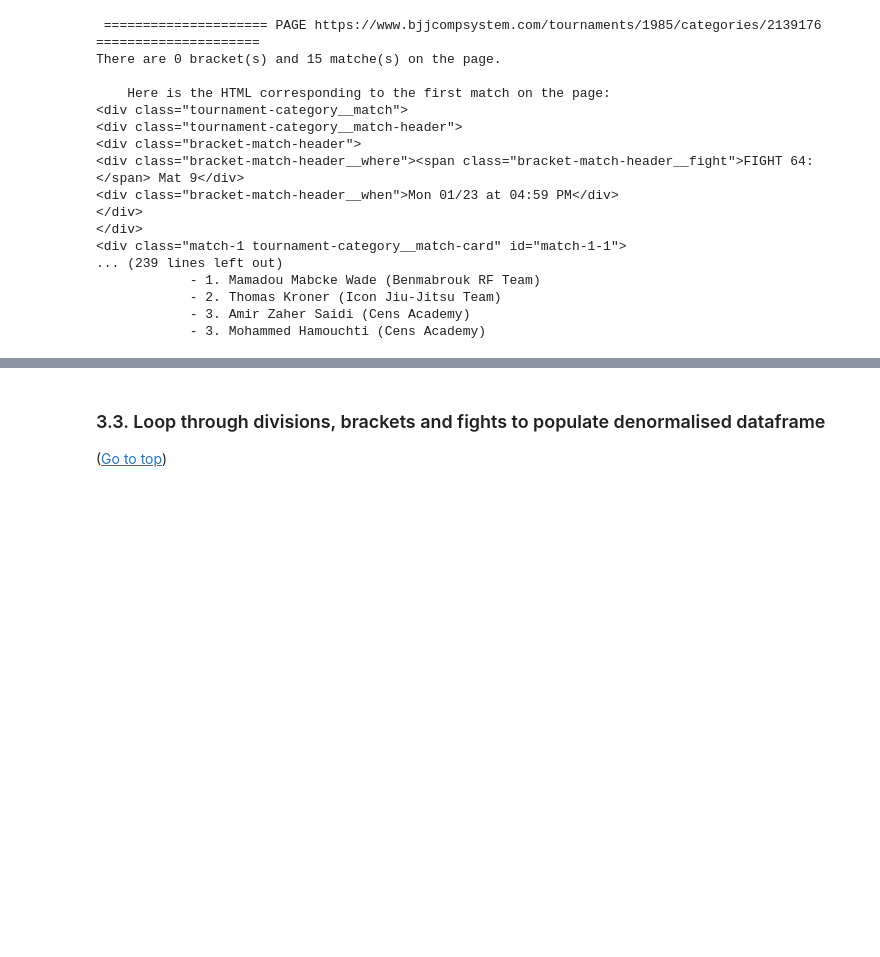
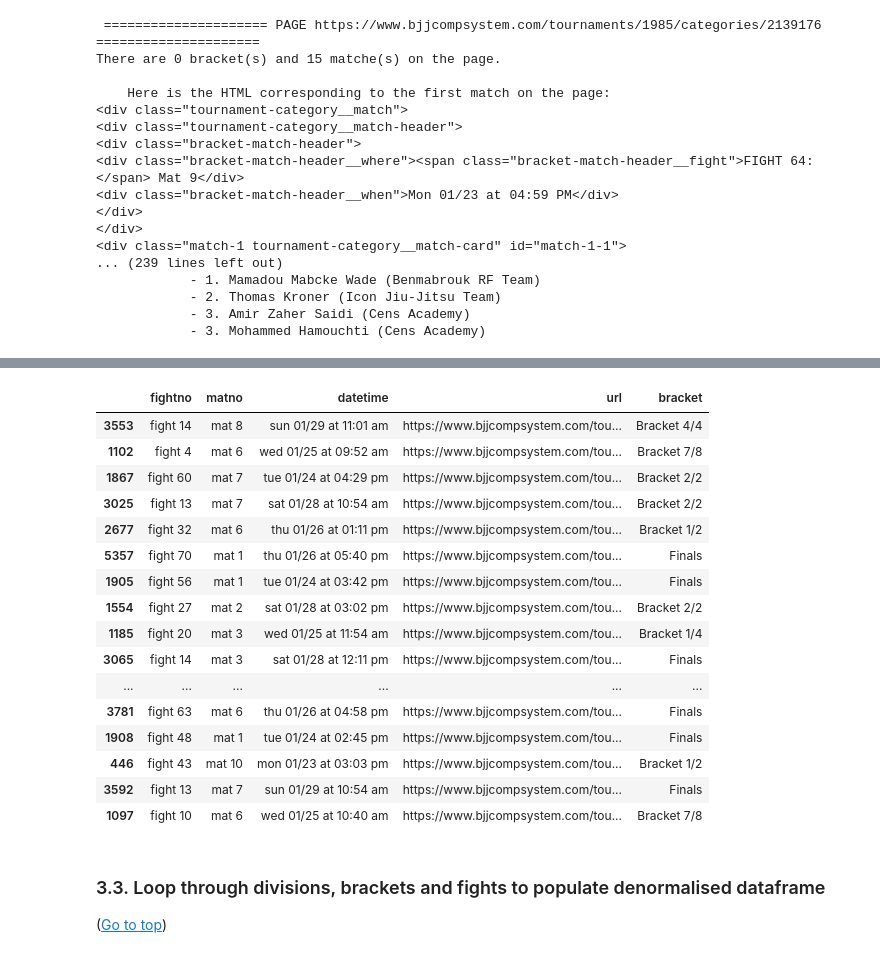
Before and after one commit to peanutbatard/scraping, a Jupyter notebook: IBJJF European Championship - scraping + basic analysis.ipynb, the cells around one changed output, grey strips where cells are left out. Drawn from its saved outputs; the diff is of its cells as text; code cells hidden in the pictures; blank space fills up the shorter version.

```diff
--- a/IBJJF European Championship - scraping + basic analysis.ipynb
+++ b/IBJJF European Championship - scraping + basic analysis.ipynb
@@ -515,0 +411,83 @@ Denormalised dataframe generated, here is a sample of records:
+# %%
+# 1. Initialise the dataframe that we're going to populate iteratively
+df_bracketmap = pd.DataFrame()
+
+# 2. Loop through each "results" page that is linked from the "divisions" page
+for i, url in enumerate(df_div['url']):
+
+    print('{}. Scraping {} ... [{}%]'.format(i + 1, url, round(100 * i / len(df_div), 2)))
+
+    # 3. Fetch the HTML behind our url
+    r = requests.get(url)
+    soup = BeautifulSoup(r.content, 'html.parser')
+    body_str = str(soup.find('body'))
+    bracket_list = get_brackets(url)
+
+    # 4. Define the regex pattern to split our HTML
+    cutoff_pattern = ''
+    for i in range(len(bracket_list)):
+        c = '(' + str(bracket_list[i]) + ')'
+        if i == 0:
+            cutoff_pattern = c
+        else:
+            cutoff_pattern = cutoff_pattern + '|' + c
+
+    # 5. Apply the cutoff pattern built above
+    body_str_split = re.split(cutoff_pattern, body_str)
+
+    # 6. Remove the HTML portions we don't care about
+    body_str_split = [i for i in body_str_split
+                      if i is not None
+                      and not i.startswith('<body>')
+                      and not i.startswith('<div class="bracket-title">')]
+
+    # 7. Build our dataframe
+    if len(bracket_list) > 0:
+        for i in range(len(body_str_split)):
+            df_temp = pd.DataFrame()
+            fightno_list = re.findall('(?:<span class="bracket-match-header__fight">)(.+)(?::</span> )(?:.+)(?:</div>\n<div class="bracket-match-header__when">)(?:.+)(?:</div>)'
+                                      , body_str_split[i])
+            matno_list = re.findall('(?:<span class="bracket-match-header__fight">)(?:.+)(?::</span> )(.+)(?:</div>\n<div class="bracket-match-header__when">)(?:.+)(?:</div>)'
+                                      , body_str_split[i])
+            datetime_list = re.findall('(?:<span class="bracket-match-header__fight">)(?:.+)(?::</span> )(?:.+)(?:</div>\n<div class="bracket-match-header__when">)(.+)(?:</div>)'
+                                      , body_str_split[i])
+            df_temp['fightno'] = [f.lower() for f in fightno_list]
+            df_temp['matno'] = [f.lower() for f in matno_list]
+            df_temp['datetime'] = [f.lower() for f in datetime_list]
+            df_temp['url'] = url
+            df_temp['bracket'] = extract_bracket_name(bracket_list[i])
+            df_bracketmap = pd.concat([df_bracketmap, df_temp], ignore_index = True)
+            del df_temp
+    else:
+        match_list = get_matches(url)
+        for i in range(len(match_list)):
+            df_temp = pd.DataFrame()
+            try:
+                df_temp.loc[i, 'fightno'] = extract_fightno(match_list[i])
+            except AttributeError:
+                df_temp.loc[i, 'fightno'] = np.nan
+            try:
+                df_temp.loc[i, 'matno'] = extract_matno(match_list[i])
+            except AttributeError:
+                df_temp.loc[i, 'matno'] = np.nan
+            try:
+                df_temp.loc[i, 'datetime'] = extract_datetime(match_list[i])
+            except AttributeError:
+                df_temp.loc[i, 'datetime'] = np.nan
+            df_temp['url'] = url
+            df_temp['bracket'] = 'Finals'
+            df_bracketmap = pd.concat([df_bracketmap, df_temp], ignore_index = True)
+            del df_temp
+
+# 8. Remove rows with nulls
+mask = ((df_bracketmap['fightno'].isna() == False)
+        & (df_bracketmap['matno'].isna() == False)
+        & (df_bracketmap['datetime'].isna() == False))
+df_bracketmap = df_bracketmap[mask].copy()
+
+# 9. Output
+print('\n     ... Scraping complete! [100%]')
+print('\nDenormalised dataframe generated, here is a sample of records:')
+with pd.option_context('display.max_colwidth', None, 'display.max_columns', None, 'display.max_rows', None):
+    display(df_bracketmap.sample(20))
+# %% [output]
@@ -516,3 +511,20 @@ Denormalised dataframe generated, here is a sample of records:
+|  | fightno | matno | datetime | url | bracket |
+| 3553 | fight 14 | mat 8 | sun 01/29 at 11:01 am | https://www.bjjcompsystem.com/tou... | Bracket 4/4 |
+| 1102 | fight 4 | mat 6 | wed 01/25 at 09:52 am | https://www.bjjcompsystem.com/tou... | Bracket 7/8 |
+| 1867 | fight 60 | mat 7 | tue 01/24 at 04:29 pm | https://www.bjjcompsystem.com/tou... | Bracket 2/2 |
+| 3025 | fight 13 | mat 7 | sat 01/28 at 10:54 am | https://www.bjjcompsystem.com/tou... | Bracket 2/2 |
+| 2677 | fight 32 | mat 6 | thu 01/26 at 01:11 pm | https://www.bjjcompsystem.com/tou... | Bracket 1/2 |
+| 5357 | fight 70 | mat 1 | thu 01/26 at 05:40 pm | https://www.bjjcompsystem.com/tou... | Finals |
+| 1905 | fight 56 | mat 1 | tue 01/24 at 03:42 pm | https://www.bjjcompsystem.com/tou... | Finals |
+| 1554 | fight 27 | mat 2 | sat 01/28 at 03:02 pm | https://www.bjjcompsystem.com/tou... | Bracket 2/2 |
+| 1185 | fight 20 | mat 3 | wed 01/25 at 11:54 am | https://www.bjjcompsystem.com/tou... | Bracket 1/4 |
+| 3065 | fight 14 | mat 3 | sat 01/28 at 12:11 pm | https://www.bjjcompsystem.com/tou... | Finals |
+| ... | ... | ... | ... | ... | ... |
+| 3781 | fight 63 | mat 6 | thu 01/26 at 04:58 pm | https://www.bjjcompsystem.com/tou... | Finals |
+| 1908 | fight 48 | mat 1 | tue 01/24 at 02:45 pm | https://www.bjjcompsystem.com/tou... | Finals |
+| 446 | fight 43 | mat 10 | mon 01/23 at 03:03 pm | https://www.bjjcompsystem.com/tou... | Bracket 1/2 |
+| 3592 | fight 13 | mat 7 | sun 01/29 at 10:54 am | https://www.bjjcompsystem.com/tou... | Finals |
+| 1097 | fight 10 | mat 6 | wed 01/25 at 10:40 am | https://www.bjjcompsystem.com/tou... | Bracket 7/8 |
 # %% [markdown]
 ### 3.3. <a name='33'>Loop through divisions, brackets and fights to populate denormalised dataframe</a>
 (<a href='#0'>Go to top</a>)
```
Also changed, not shown: parts of 35 cells of this notebook.
